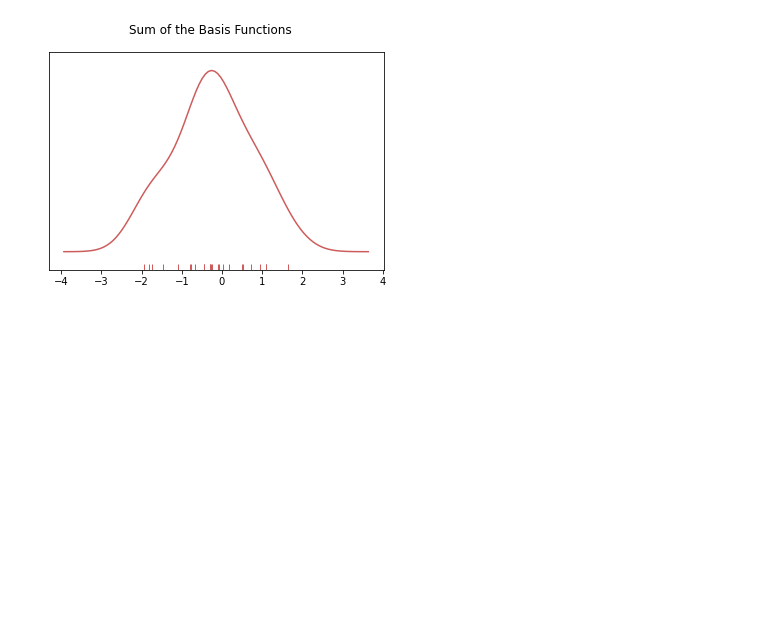
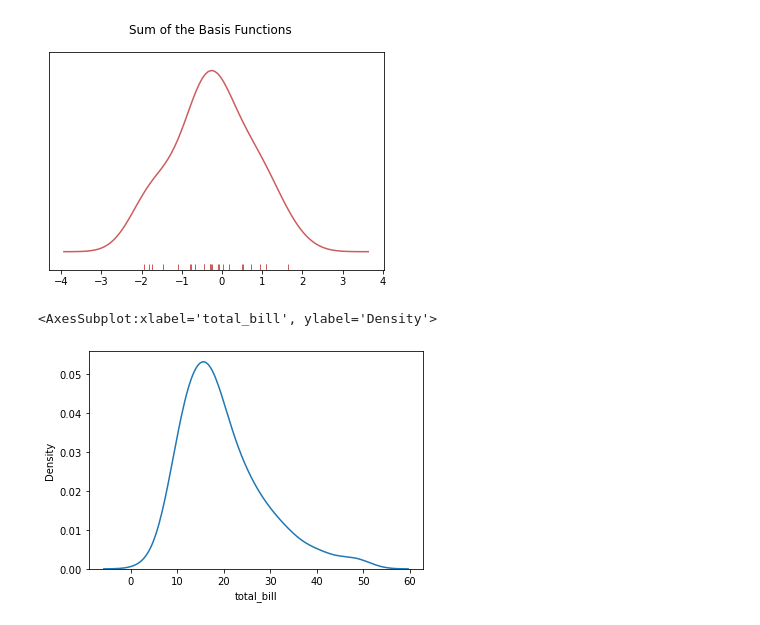
Before and after one commit to AndrewReusche/Python-for-Data-Science-and-Machine-Learning-Bootcamp, a Jupyter notebook: Notes/Lesson 48 Seaborn Distribution plots.ipynb, the cells around one changed output. Cells and saved outputs as stored; diff of their text form; code cells hidden in the pictures; blank space fills up the shorter version.

```diff
--- a/Notes/Lesson 48 Seaborn Distribution plots.ipynb
+++ b/Notes/Lesson 48 Seaborn Distribution plots.ipynb
@@ -176,3 +176,8 @@ plt.suptitle("Sum of the Basis Functions")
 # %% [output]
 Text(0.5, 0.98, 'Sum of the Basis Functions')
 [figure]
+# %%
+sns.kdeplot(tips['total_bill'])
+# %% [output]
+<AxesSubplot:xlabel='total_bill', ylabel='Density'>
+[figure, added]
```
Also changed, not shown: 1 other file.
